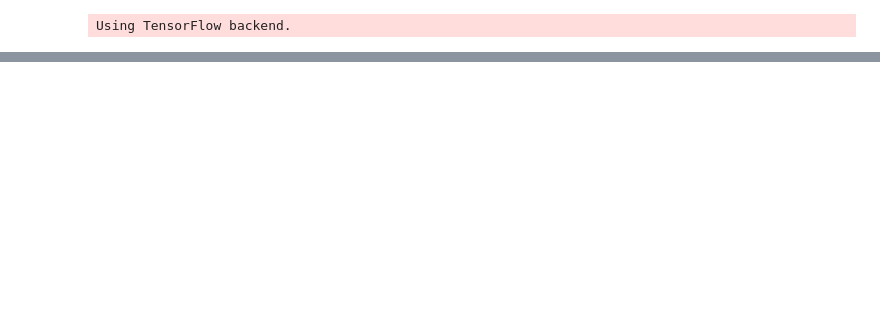
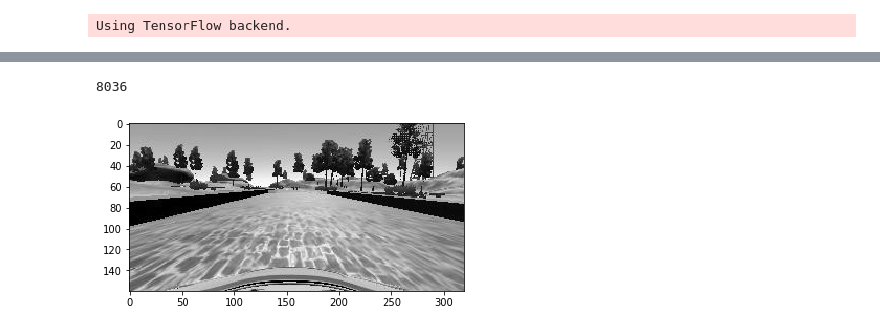
Before and after one commit to morningbob/Udacity_Self_Driving_Car_Nanodegree, a Jupyter notebook: cloning.ipynb, the cells around one changed output, grey strips where cells are left out. Drawn from its saved outputs; the diff is of its cells as text; code cells hidden in the pictures; blank space fills up the shorter version.

```diff
--- a/cloning.ipynb
+++ b/cloning.ipynb
@@ -18,4 +19,4 @@ Using TensorFlow backend.
 # generator
 
 # read the csv file
-dataframe = pd.read_csv('data\driving_log.csv')
+driving_df = pd.read_csv('data\driving_log.csv')
@@ -32,0 +43,17 @@ dataframe.head()
+# %%
+images = []
+measurements = []
+
+for index, row in driving_df.iterrows():
+    print(row['center'])
+    filename = row['center'][4:]
+    print(filename)
+    current_path = 'data/IMG/' + filename
+    image = cv2.imread(current_path)
+    #print(image)
+    image = cv2.cvtColor(image, cv2.COLOR_BGR2GRAY)
+    images.append(image)
+    measurement = float(row['steering'])
+    measurements.append(measurement)
+    if index == 20:
+        break
@@ -32,0 +78,7 @@ dataframe.head()
+# %%
+print(len(images))
+gray = plt.imshow(images[0], cmap='gray')
+#plt.imsave('gray_sample.jpg', gray)
+# %% [output]
+8036
+[figure, added]
```
Also changed, not shown: parts of 6 cells of this notebook.
